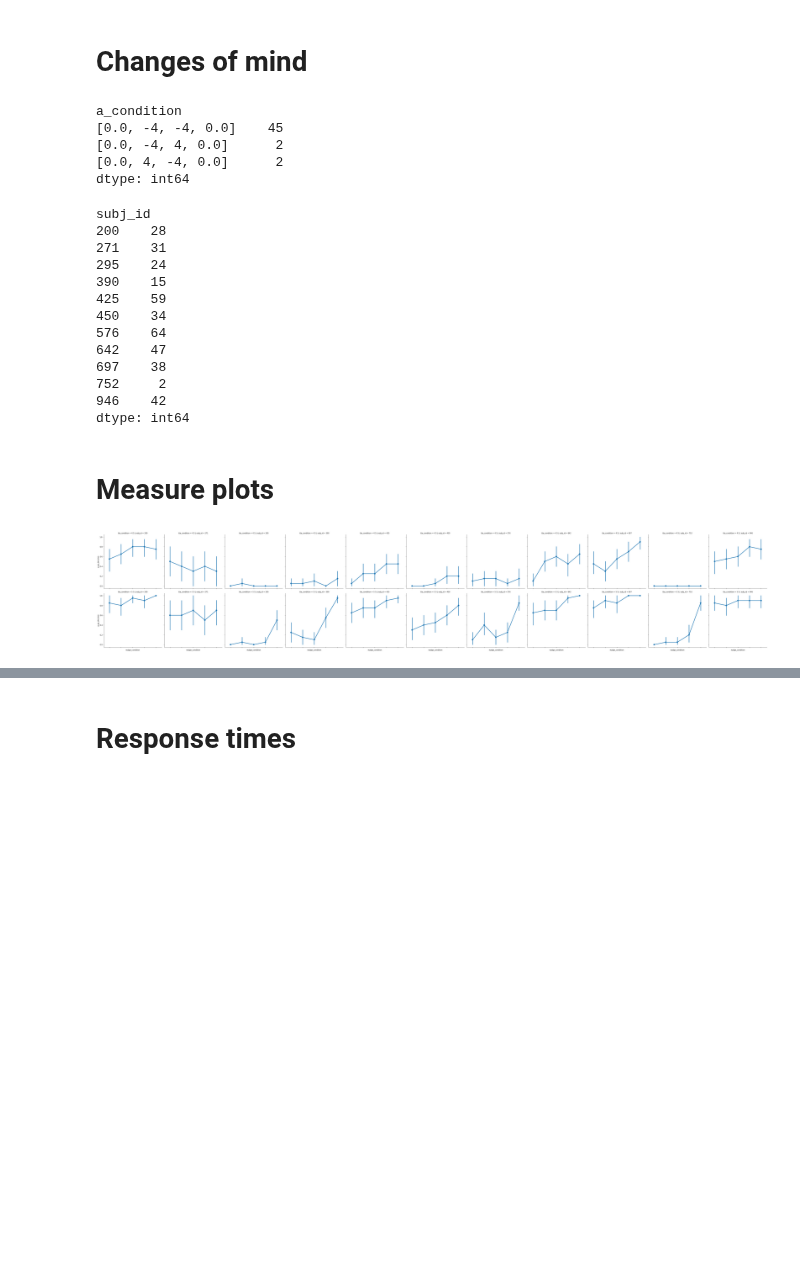
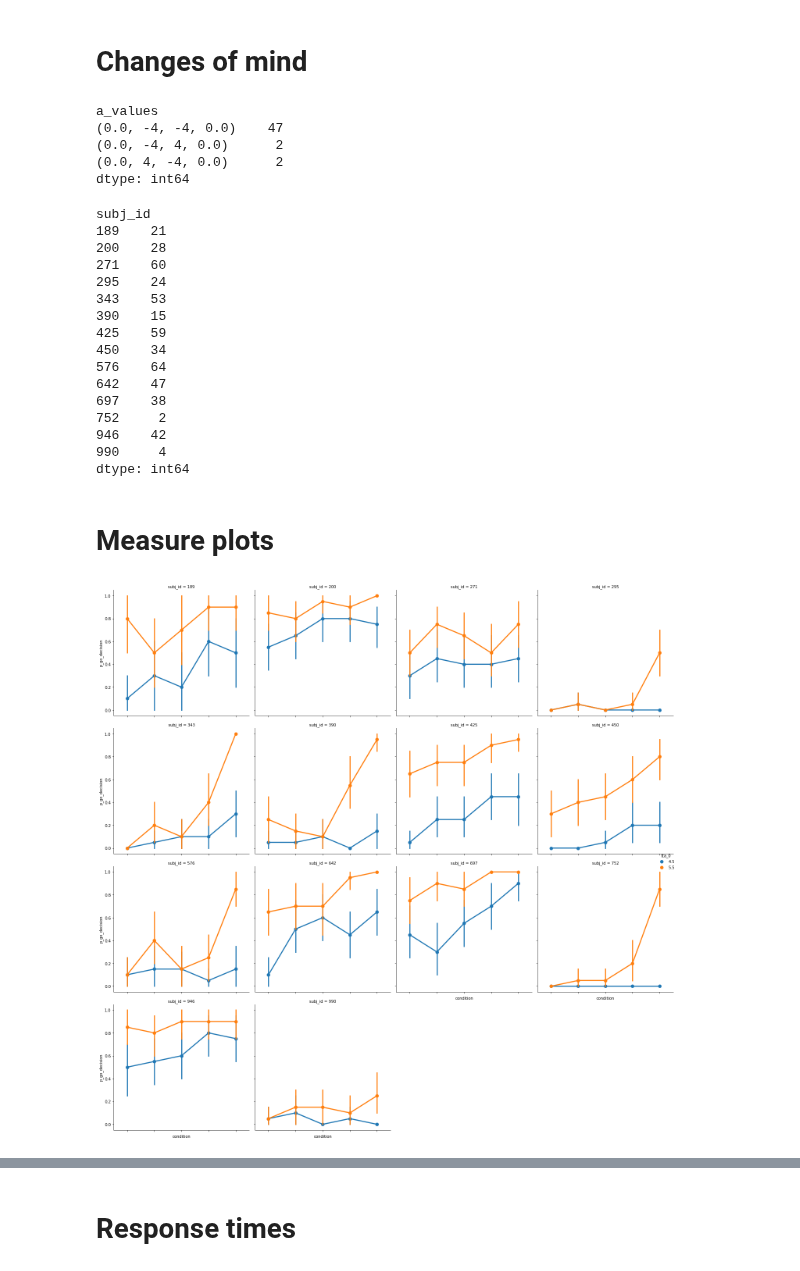
Before and after one commit to tud-hri/nudging-humans-in-traffic, a Jupyter notebook: data_analysis/experiment1-3d-overview.ipynb, the cells around one changed output, grey strips where cells are left out. Saved outputs shown, nothing was run; the diff lists cells and outputs as text; code cells hidden in the pictures; blank space fills up the shorter version.

```diff
--- a/data_analysis/experiment1-3d-overview.ipynb
+++ b/data_analysis/experiment1-3d-overview.ipynb
@@ -10,8 +10,11 @@ import random
 # %%
-data_path = "../data/experiment1-3d"
+data_path = "../data"
 # %%
 measures = pd.read_csv(os.path.join(data_path, "measures.csv"), index_col=["subj_id", "session", "route", "intersection_no"])
 processed_data = pd.read_csv(os.path.join(data_path, "processed_data.csv"), index_col=["subj_id", "session", "route", "intersection_no"])
+# %%
+condition_map = utils.get_nudge_condition_map()
+conditions = condition_map.values()
 # %%
 len(measures.index.get_level_values("subj_id").unique())
 # %% [output]
@@ -157,20 +184,22 @@ measures[measures.is_go_decision & (measures.RT>0)].RT.hist(bins=20)
 # %% [markdown]
 # Changes of mind
 # %%
-measures[measures.is_go_decision & (measures.RT_yield>0)].groupby("a_condition").size()
+measures[measures.is_go_decision & (measures.RT_yield>0)].groupby("a_values").size()
 # %% [output]
-a_condition
-[0.0, -4, -4, 0.0]    45
-[0.0, -4, 4, 0.0]      2
-[0.0, 4, -4, 0.0]      2
+a_values
+(0.0, -4, -4, 0.0)    47
+(0.0, -4, 4, 0.0)      2
+(0.0, 4, -4, 0.0)      2
 dtype: int64
 # %%
-measures[~(measures.is_go_decision) & (measures.RT_yield>measures.RT_gas)].reset_index().groupby("subj_id").size()
+print(measures[~(measures.is_go_decision) & (measures.RT_yield>measures.RT_gas)].reset_index().groupby("subj_id").size())
 # %% [output]
 subj_id
+189    21
 200    28
-271    31
+271    60
 295    24
+343    53
 390    15
 425    59
 450    34
@@ -179,24 +208,21 @@ subj_id
 697    38
 752     2
 946    42
+990     4
 dtype: int64
 # %% [markdown]
 # Measure plots
 # %%
 measures = measures.reset_index()
 # %%
-g = sns.catplot(data=measures, x="nudge_condition", y="p_go_decision", row="tta_condition", col="subj_id", kind="point",
-            order=["Acceleration",
-                   "Acceleration nudge",
-                   "Constant speed",
-                   "Deceleration nudge",
-                   "Deceleration"])
-for axes in g.axes:
-    for ax in axes:
-        ax.set_ylim((-0.05, 1.05))
-        ax.set_xticklabels(ax.get_xticklabels(), rotation=45)
+g = sns.catplot(data=measures, x="condition", y="p_go_decision", hue="tta_0", col="subj_id", col_wrap=4, kind="point",
+            order=conditions)
+for ax in g.axes:
+    # for ax in axes:
+    # ax.set_ylim((-0.05, 1.05))
+    ax.set_xticklabels(ax.get_xticklabels(), rotation=45)
 plt.tight_layout()
 plt.savefig("../figures/p_go.png")
 # %% [output]
-[figure, old version]
+[figure, new version]
 # %%
```
Also changed, not shown: parts of 14 cells of this notebook, 51 other files.
